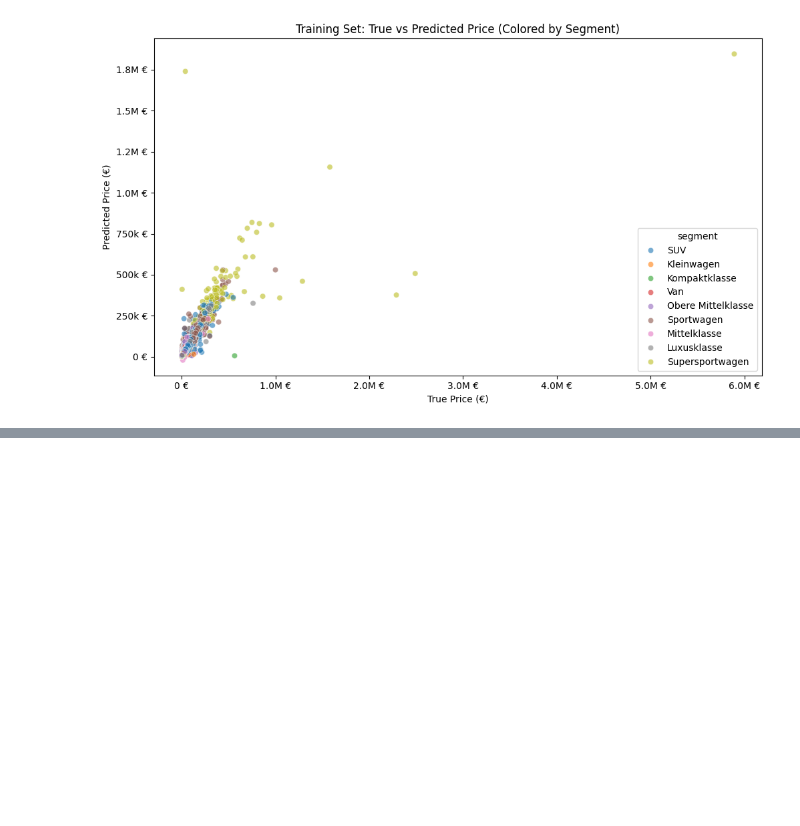
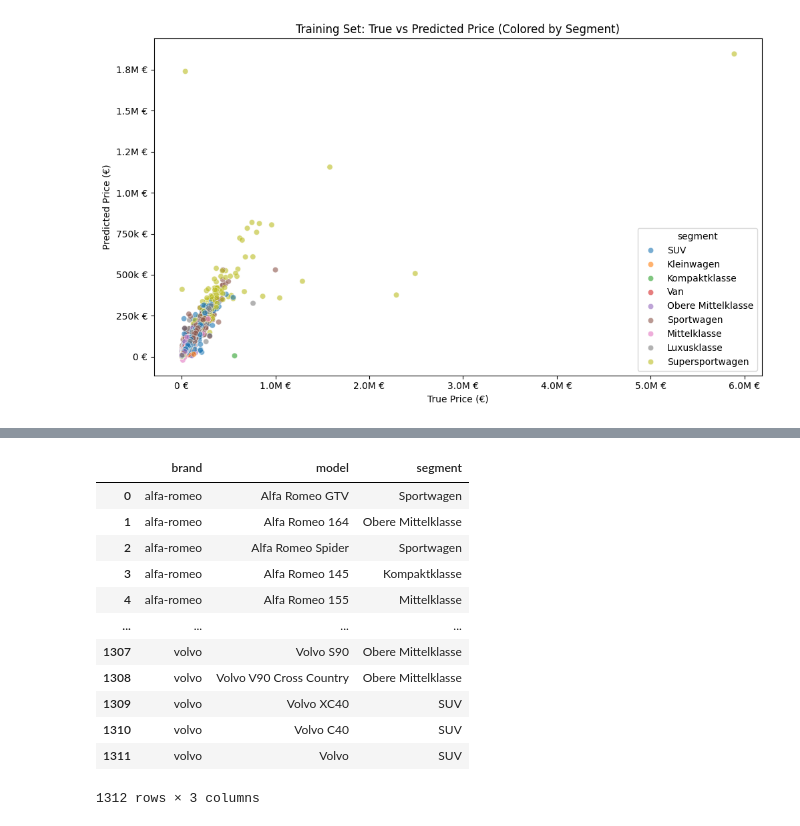
Before and after one commit to kiljos/data_mining, a Jupyter notebook: models/xgboost/all_fuel_types/xgboost_impute_all_fuel_types_segment_cross_valid.ipynb, the cells around one changed output, grey strips where cells are left out. Saved outputs shown, nothing was run; the diff lists cells and outputs as text; code cells hidden in the pictures; blank space fills up the shorter version.

```diff
--- a/models/xgboost/all_fuel_types/xgboost_impute_all_fuel_types_segment_cross_valid.ipynb
+++ b/models/xgboost/all_fuel_types/xgboost_impute_all_fuel_types_segment_cross_valid.ipynb
@@ -159,0 +196,16 @@ plt.show()
+# %%
+segment_df
+# %% [output]
+|  | brand | model | segment |
+| 0 | alfa-romeo | Alfa Romeo GTV | Sportwagen |
+| 1 | alfa-romeo | Alfa Romeo 164 | Obere Mittelklasse |
+| 2 | alfa-romeo | Alfa Romeo Spider | Sportwagen |
+| 3 | alfa-romeo | Alfa Romeo 145 | Kompaktklasse |
+| 4 | alfa-romeo | Alfa Romeo 155 | Mittelklasse |
+| ... | ... | ... | ... |
+| 1307 | volvo | Volvo S90 | Obere Mittelklasse |
+| 1308 | volvo | Volvo V90 Cross Country | Obere Mittelklasse |
+| 1309 | volvo | Volvo XC40 | SUV |
+| 1310 | volvo | Volvo C40 | SUV |
+| 1311 | volvo | Volvo | SUV |
+1312 rows × 3 columns
```
Also changed, not shown: parts of 2 cells of this notebook, 2 other files.
